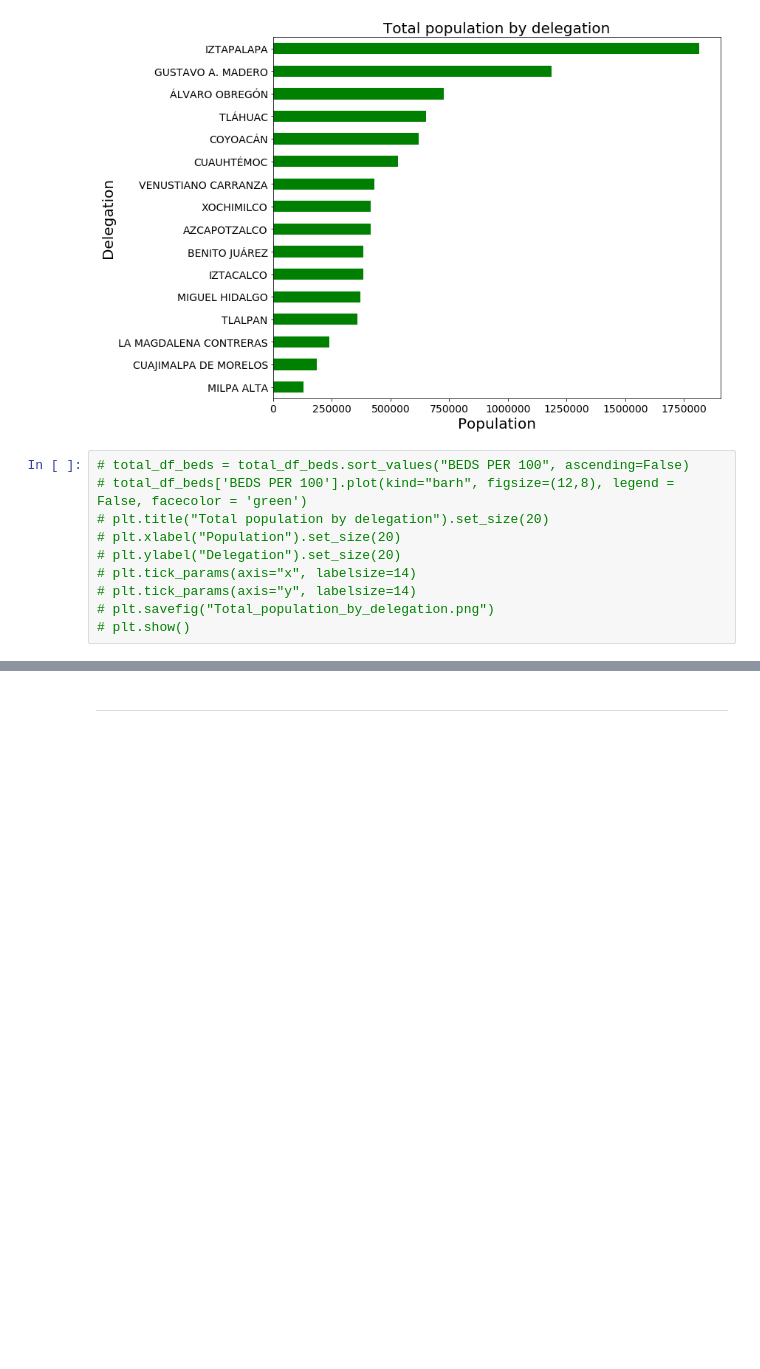
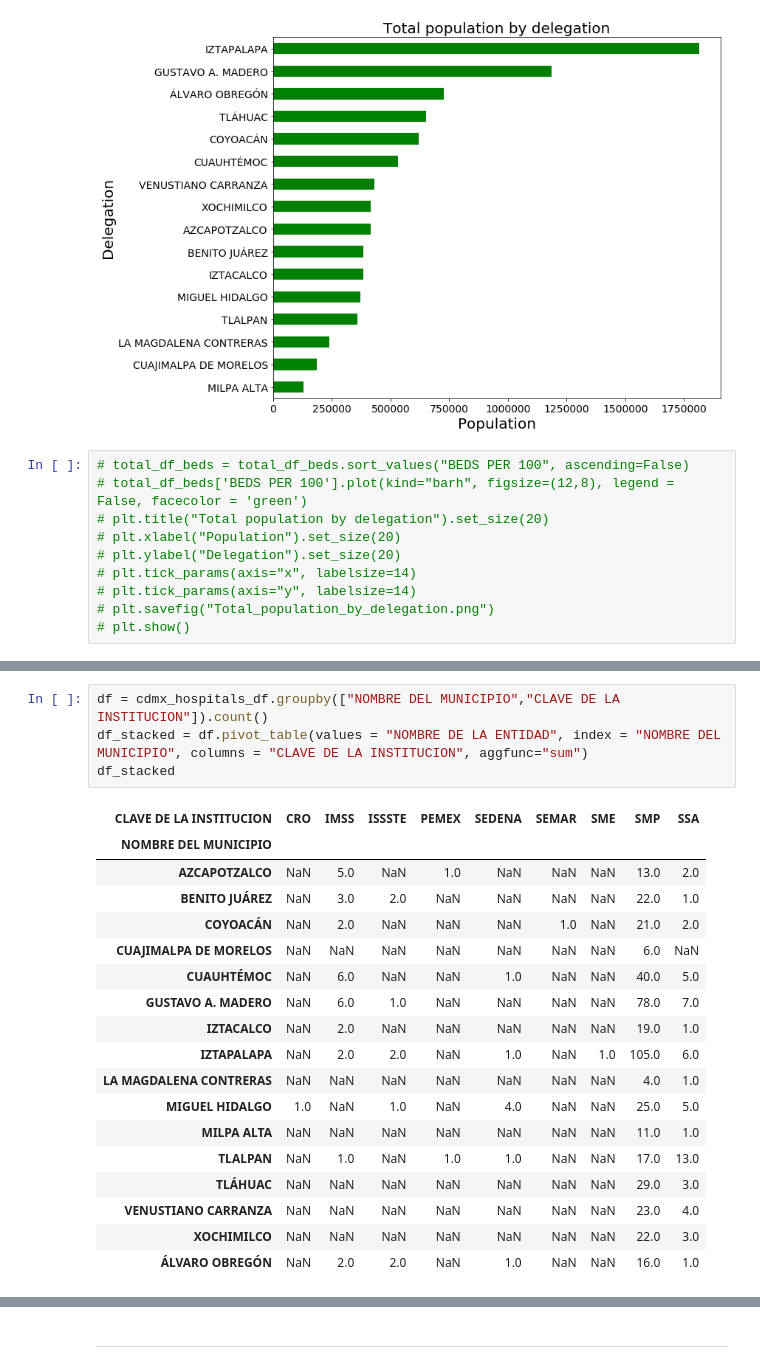
Before and after one commit to JoannePeel/healthcare-data-analysis, a Jupyter notebook: main.ipynb, the cells around one changed output, grey strips where cells are left out. Drawn from its saved outputs; the diff is of its cells as text; blank space fills up the shorter version.

```diff
--- a/main.ipynb
+++ b/main.ipynb
@@ -385,0 +407,23 @@ plt.show()
+# %%
+df = cdmx_hospitals_df.groupby(["NOMBRE DEL MUNICIPIO","CLAVE DE LA INSTITUCION"]).count()
+df_stacked = df.pivot_table(values = "NOMBRE DE LA ENTIDAD", index = "NOMBRE DEL MUNICIPIO", columns = "CLAVE DE LA INSTITUCION", aggfunc="sum")
+df_stacked
+# %% [output]
+| CLAVE DE LA INSTITUCION | CRO | IMSS | ISSSTE | PEMEX | SEDENA | SEMAR | SME | SMP | SSA |
+| NOMBRE DEL MUNICIPIO |  |  |  |  |  |  |  |  |  |
+| AZCAPOTZALCO | NaN | 5.0 | NaN | 1.0 | NaN | NaN | NaN | 13.0 | 2.0 |
+| BENITO JUÁREZ | NaN | 3.0 | 2.0 | NaN | NaN | NaN | NaN | 22.0 | 1.0 |
+| COYOACÁN | NaN | 2.0 | NaN | NaN | NaN | 1.0 | NaN | 21.0 | 2.0 |
+| CUAJIMALPA DE MORELOS | NaN | NaN | NaN | NaN | NaN | NaN | NaN | 6.0 | NaN |
+| CUAUHTÉMOC | NaN | 6.0 | NaN | NaN | 1.0 | NaN | NaN | 40.0 | 5.0 |
+| GUSTAVO A. MADERO | NaN | 6.0 | 1.0 | NaN | NaN | NaN | NaN | 78.0 | 7.0 |
+| IZTACALCO | NaN | 2.0 | NaN | NaN | NaN | NaN | NaN | 19.0 | 1.0 |
+| IZTAPALAPA | NaN | 2.0 | 2.0 | NaN | 1.0 | NaN | 1.0 | 105.0 | 6.0 |
+| LA MAGDALENA CONTRERAS | NaN | NaN | NaN | NaN | NaN | NaN | NaN | 4.0 | 1.0 |
+| MIGUEL HIDALGO | 1.0 | NaN | 1.0 | NaN | 4.0 | NaN | NaN | 25.0 | 5.0 |
+| MILPA ALTA | NaN | NaN | NaN | NaN | NaN | NaN | NaN | 11.0 | 1.0 |
+| TLALPAN | NaN | 1.0 | NaN | 1.0 | 1.0 | NaN | NaN | 17.0 | 13.0 |
+| TLÁHUAC | NaN | NaN | NaN | NaN | NaN | NaN | NaN | 29.0 | 3.0 |
+| VENUSTIANO CARRANZA | NaN | NaN | NaN | NaN | NaN | NaN | NaN | 23.0 | 4.0 |
+| XOCHIMILCO | NaN | NaN | NaN | NaN | NaN | NaN | NaN | 22.0 | 3.0 |
+| ÁLVARO OBREGÓN | NaN | 2.0 | 2.0 | NaN | 1.0 | NaN | NaN | 16.0 | 1.0 |
```
Also changed, not shown: parts of 4 cells of this notebook, 2 other files.
